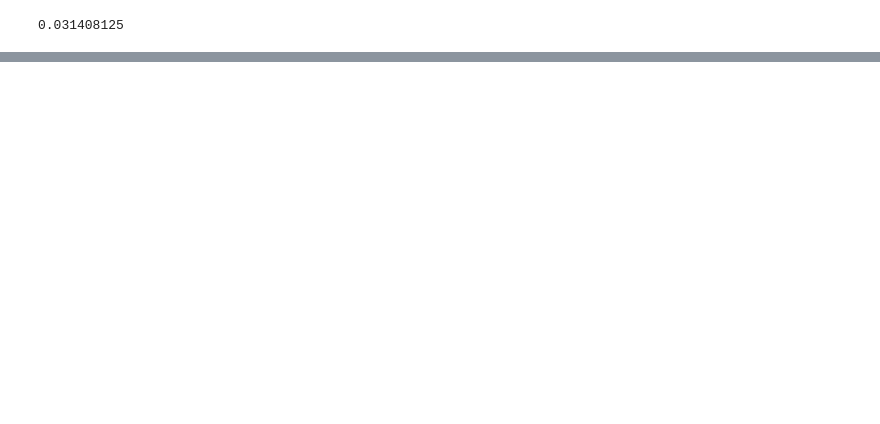
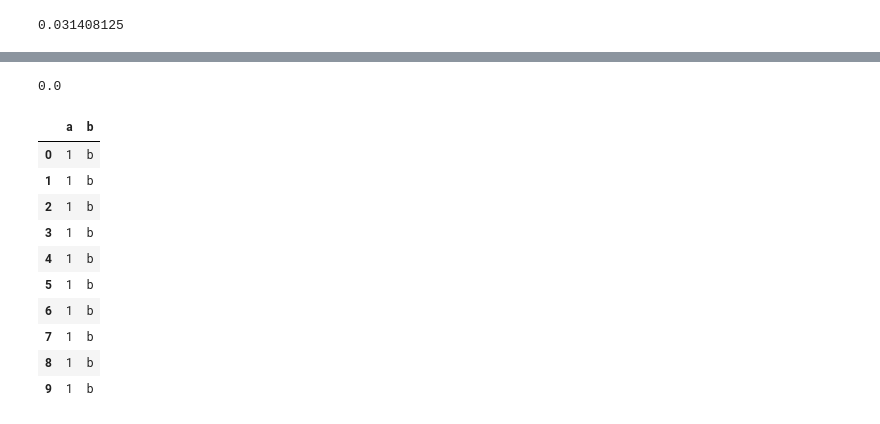
Before and after one commit to sekR4/classification-challenge, a Jupyter notebook: src/eda_and_fe.ipynb, the cells around one changed output, grey strips where cells are left out. Saved outputs shown, nothing was run; the diff lists cells and outputs as text; code cells hidden in the pictures; blank space fills up the shorter version.

```diff
--- a/src/eda_and_fe.ipynb
+++ b/src/eda_and_fe.ipynb
@@ -536,0 +590,32 @@ df_training.to_parquet("training.parquet")
+# %%
+for product in df.product_id.unique():
+    show_me = df[df.product_id == product][["week", "price"]]
+    print(show_me.price.std())
+    break
+    if (show_me.price.max() - show_me.price.min()) > 0:
+        print(f"product_id: {product} min: {show_me.price.min()} max: {show_me.price.max()}")
+
+    # sns.lineplot(x=show_me.week, y=show_me.price).set(
+        # title=
+        # );plt.show()
+# %% [output]
+0.0
+# %%
+test = {
+    "a": (1 for i in range(10)),
+    "b": ("b" for i in range(10))
+}
+# %%
+pd.DataFrame(test)
+# %% [output]
+|  | a | b |
+| 0 | 1 | b |
+| 1 | 1 | b |
+| 2 | 1 | b |
+| 3 | 1 | b |
+| 4 | 1 | b |
+| 5 | 1 | b |
+| 6 | 1 | b |
+| 7 | 1 | b |
+| 8 | 1 | b |
+| 9 | 1 | b |
```
Also changed, not shown: parts of 8 cells of this notebook, 1 other file.
